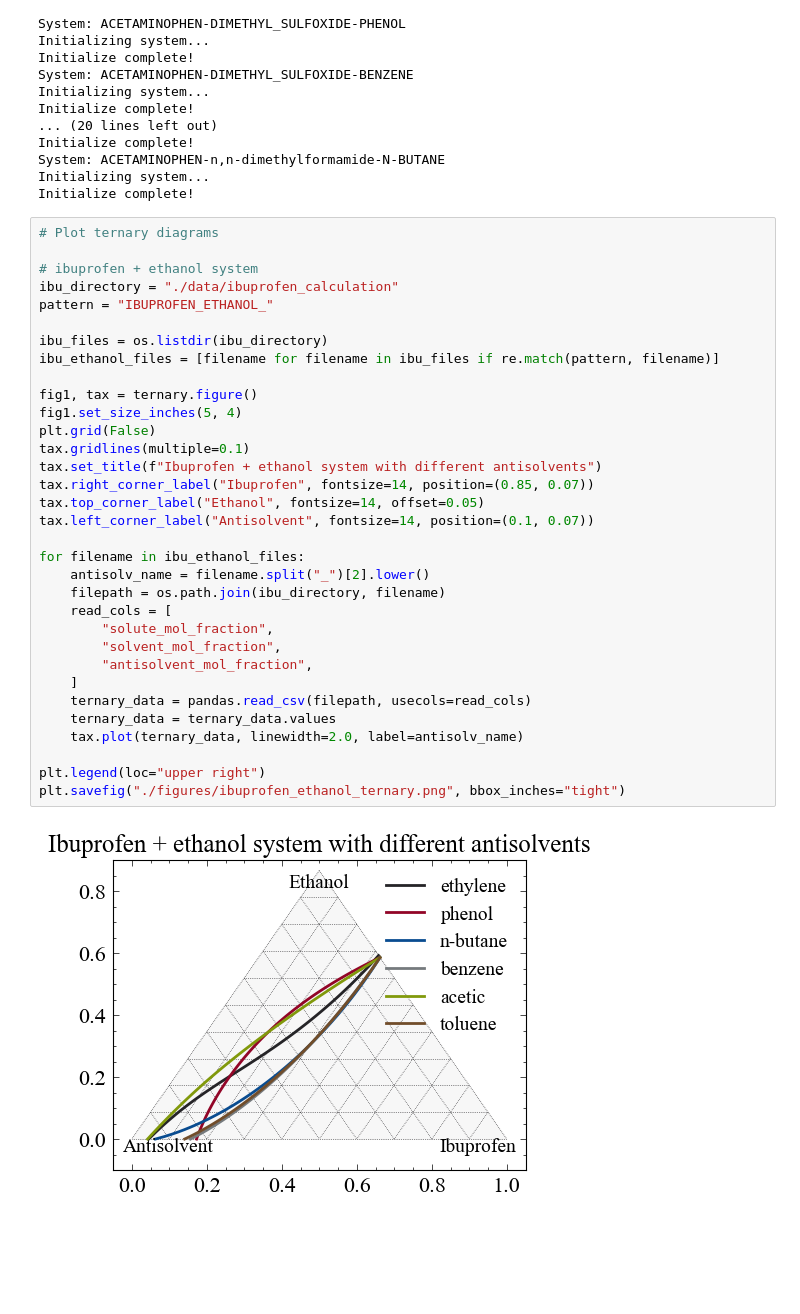
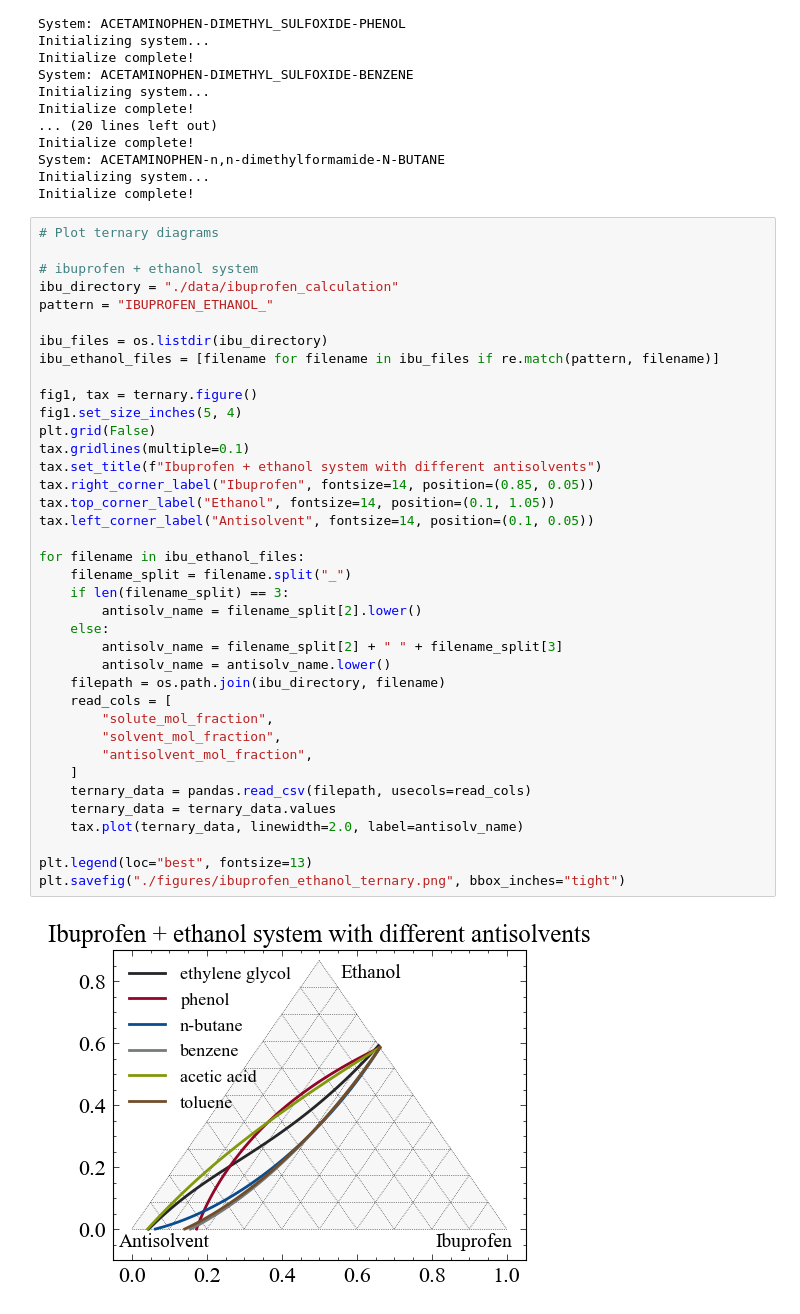
Before and after one commit to HyuntaeKR/drowning-out, a Jupyter notebook: thesis_project/pharma_antisolvent_screening.ipynb, the cells around one changed output. Cells and saved outputs as stored; diff of their text form; blank space fills up the shorter version.

Commit message:
Add figures

```diff
--- a/thesis_project/pharma_antisolvent_screening.ipynb
+++ b/thesis_project/pharma_antisolvent_screening.ipynb
@@ -150,35 +150,40 @@ Initialize complete!
 # %%
 # Plot ternary diagrams
 
 # ibuprofen + ethanol system
 ibu_directory = "./data/ibuprofen_calculation"
 pattern = "IBUPROFEN_ETHANOL_"
 
 ibu_files = os.listdir(ibu_directory)
 ibu_ethanol_files = [filename for filename in ibu_files if re.match(pattern, filename)]
 
 fig1, tax = ternary.figure()
 fig1.set_size_inches(5, 4)
 plt.grid(False)
 tax.gridlines(multiple=0.1)
 tax.set_title(f"Ibuprofen + ethanol system with different antisolvents")
-tax.right_corner_label("Ibuprofen", fontsize=14, position=(0.85, 0.07))
-tax.top_corner_label("Ethanol", fontsize=14, offset=0.05)
-tax.left_corner_label("Antisolvent", fontsize=14, position=(0.1, 0.07))
+tax.right_corner_label("Ibuprofen", fontsize=14, position=(0.85, 0.05))
+tax.top_corner_label("Ethanol", fontsize=14, position=(0.1, 1.05))
+tax.left_corner_label("Antisolvent", fontsize=14, position=(0.1, 0.05))
 
 for filename in ibu_ethanol_files:
-    antisolv_name = filename.split("_")[2].lower()
+    filename_split = filename.split("_")
+    if len(filename_split) == 3:
+        antisolv_name = filename_split[2].lower()
+    else:
+        antisolv_name = filename_split[2] + " " + filename_split[3]
+        antisolv_name = antisolv_name.lower()
     filepath = os.path.join(ibu_directory, filename)
     read_cols = [
         "solute_mol_fraction",
         "solvent_mol_fraction",
         "antisolvent_mol_fraction",
     ]
     ternary_data = pandas.read_csv(filepath, usecols=read_cols)
     ternary_data = ternary_data.values
     tax.plot(ternary_data, linewidth=2.0, label=antisolv_name)
 
-plt.legend(loc="upper right")
+plt.legend(loc="best", fontsize=13)
 plt.savefig("./figures/ibuprofen_ethanol_ternary.png", bbox_inches="tight")
 # %% [output]
-[figure, old version]
+[figure, new version]
```
Also changed, not shown: parts of 2 cells of this notebook, 3 other files.
